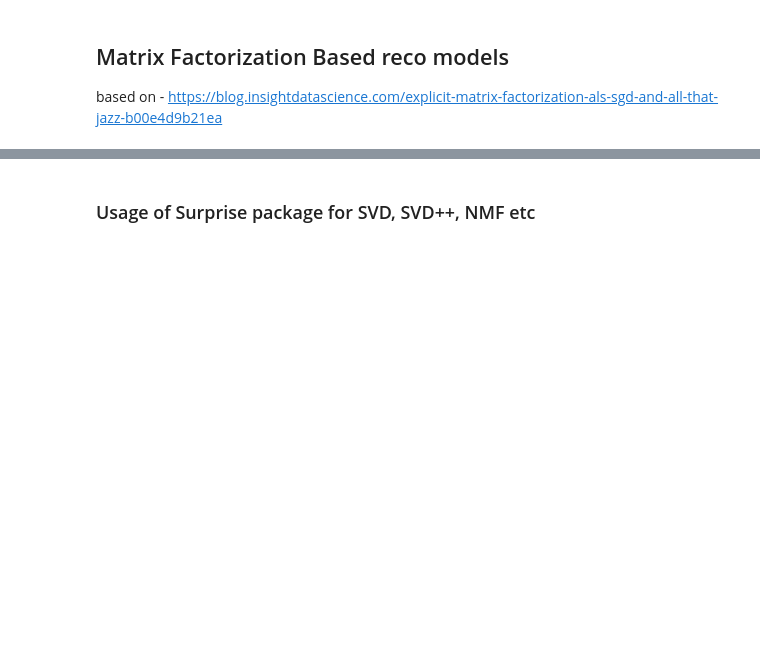
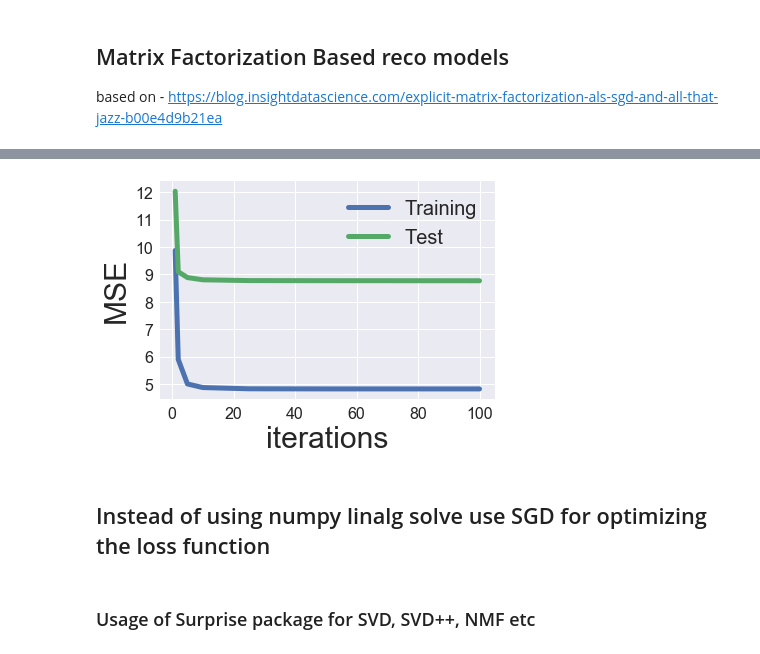
Before and after one commit to abhikbanerjee/Ml_Recs_Notebooks, a Jupyter notebook: Recommendation_Models_Notebooks/Recommendation_Matrix_fact.ipynb, the cells around one changed output, grey strips where cells are left out. Saved outputs shown, nothing was run; the diff lists cells and outputs as text; code cells hidden in the pictures; blank space fills up the shorter version.

```diff
--- a/Recommendation_Models_Notebooks/Recommendation_Matrix_fact.ipynb
+++ b/Recommendation_Models_Notebooks/Recommendation_Matrix_fact.ipynb
@@ -4,0 +290,6 @@ based on - https://blog.insightdatascience.com/explicit-matrix-factorization-als
+# %%
+MF_ALS_reg = ExplicitMF(train, n_factors=40, \
+                    user_reg=30., item_reg=30.)
+
+iter_array = [1, 2, 5, 10, 25, 50, 100]
+MF_ALS_reg.calculate_learning_curve(iter_array, test)
@@ -5,3 +320,9 @@ based on - https://blog.insightdatascience.com/explicit-matrix-factorization-als
+# %%
+plot_learning_curve(iter_array, MF_ALS_reg)
+# %% [output]
+[figure, added]
+# %% [markdown]
+## Instead of using numpy linalg solve use SGD for optimizing the loss function
 # %% [markdown]
 ### Usage of Surprise package for SVD, SVD++, NMF etc
 # %%
```
Also changed, not shown: parts of 27 cells of this notebook, 5 other files.
